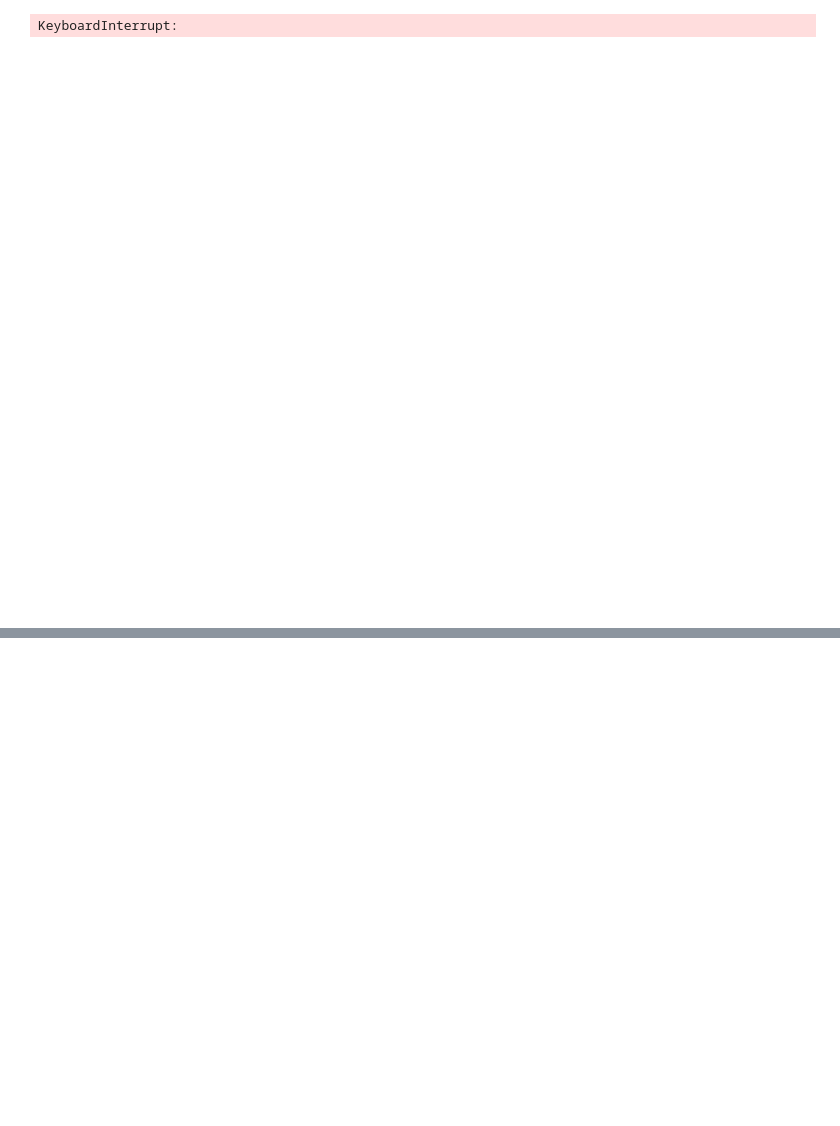
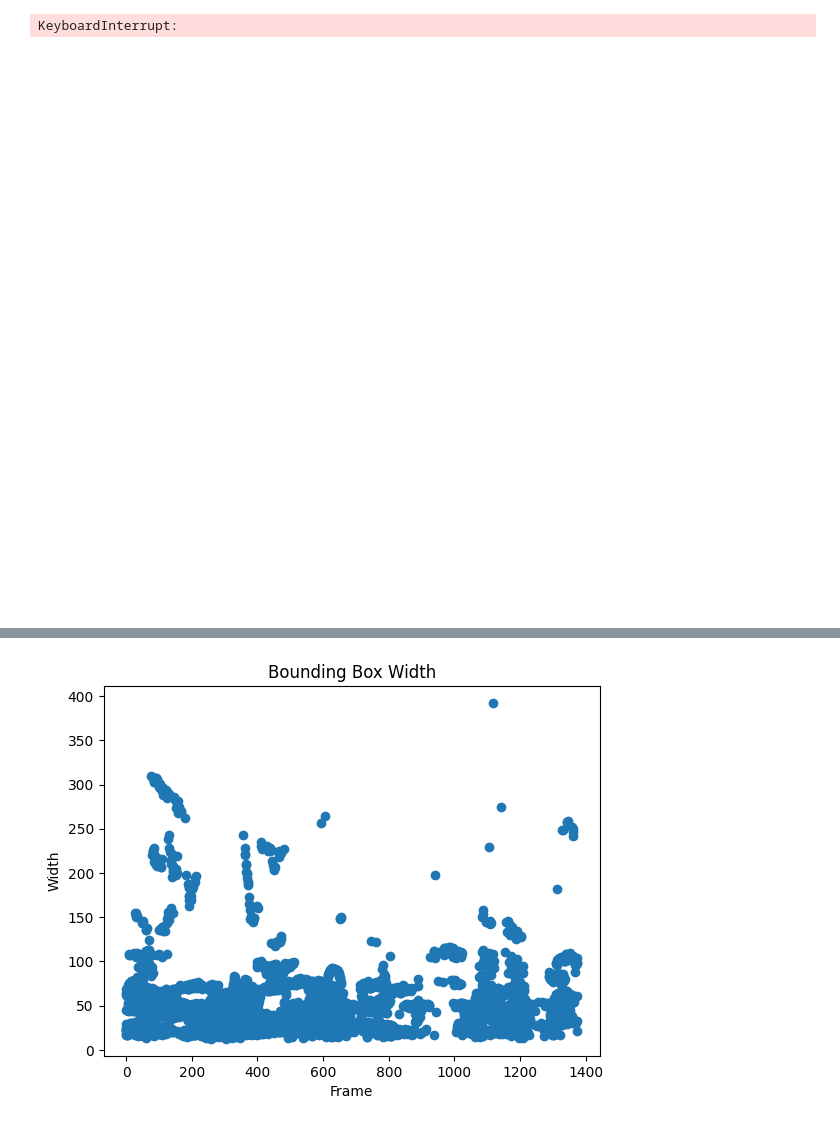
Before and after one commit to fathinahnj/skripsi, a Jupyter notebook: waste_classification_skripsi.ipynb, the cells around one changed output, grey strips where cells are left out. Cells and saved outputs as stored; diff of their text form; code cells hidden in the pictures; blank space fills up the shorter version.

```diff
--- a/waste_classification_skripsi.ipynb
+++ b/waste_classification_skripsi.ipynb
@@ -350,0 +568,40 @@ sv.plot_images_grid(images=frame_samples[:4], grid_size=(2, 2))
+# %%
+from ultralytics import YOLO
+import cv2
+import matplotlib.pyplot as plt
+
+results = model(SOURCE_VIDEO_PATH, stream=True)
+
+widths = []
+heights = []
+frames = []
+
+frame_id = 0
+
+for r in results:
+
+    boxes = r.boxes
+
+    for box in boxes:
+
+        x1, y1, x2, y2 = box.xyxy[0].tolist()
+
+        width = x2 - x1
+        height = y2 - y1
+
+        widths.append(width)
+        heights.append(height)
+        frames.append(frame_id)
+
+    frame_id += 1
+# %%
+plt.figure()
+plt.scatter(frames, widths)
+
+plt.title("Bounding Box Width")
+plt.xlabel("Frame")
+plt.ylabel("Width")
+
+plt.show()
+# %% [output]
+[figure, added]
```
Also changed, not shown: parts of 38 cells of this notebook.
